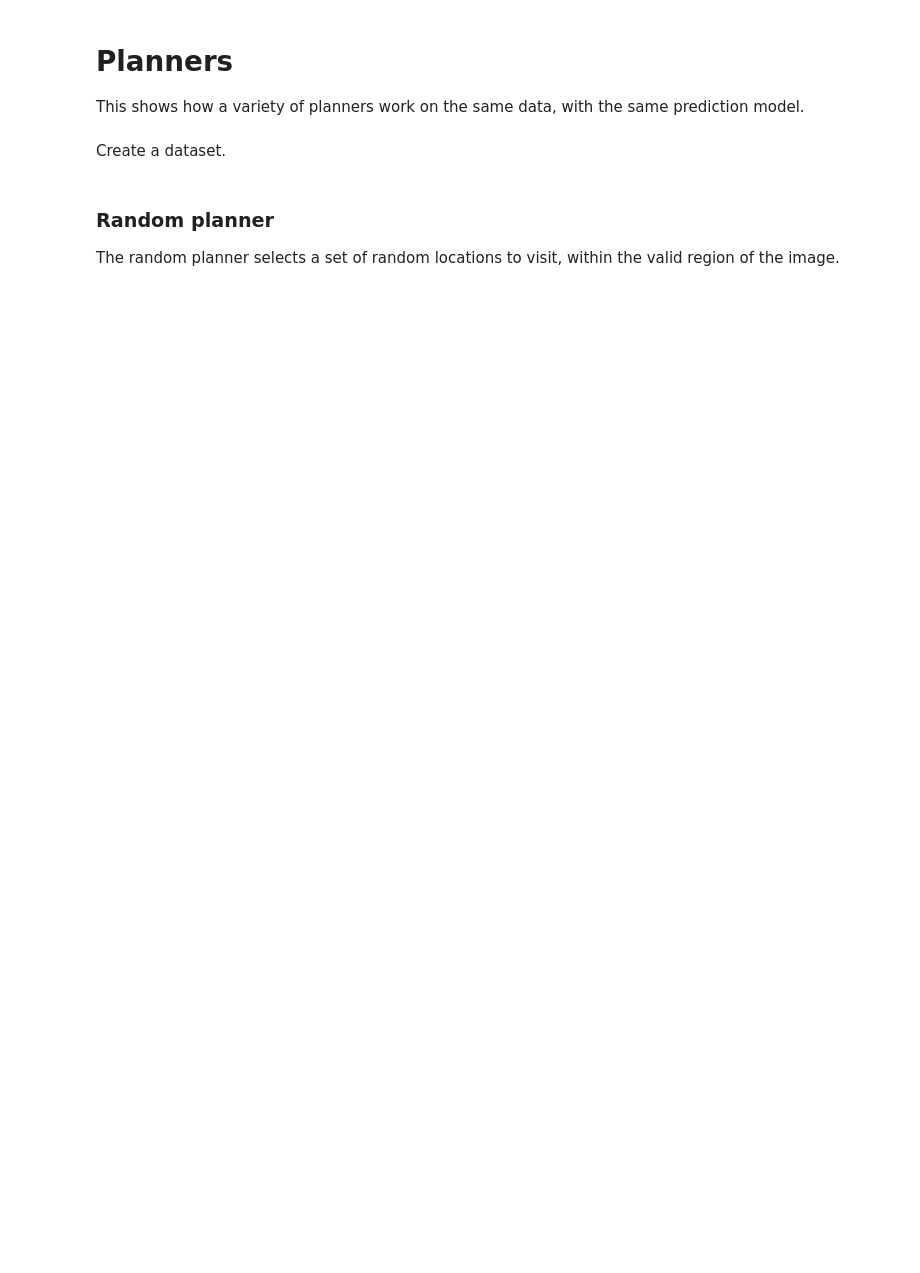
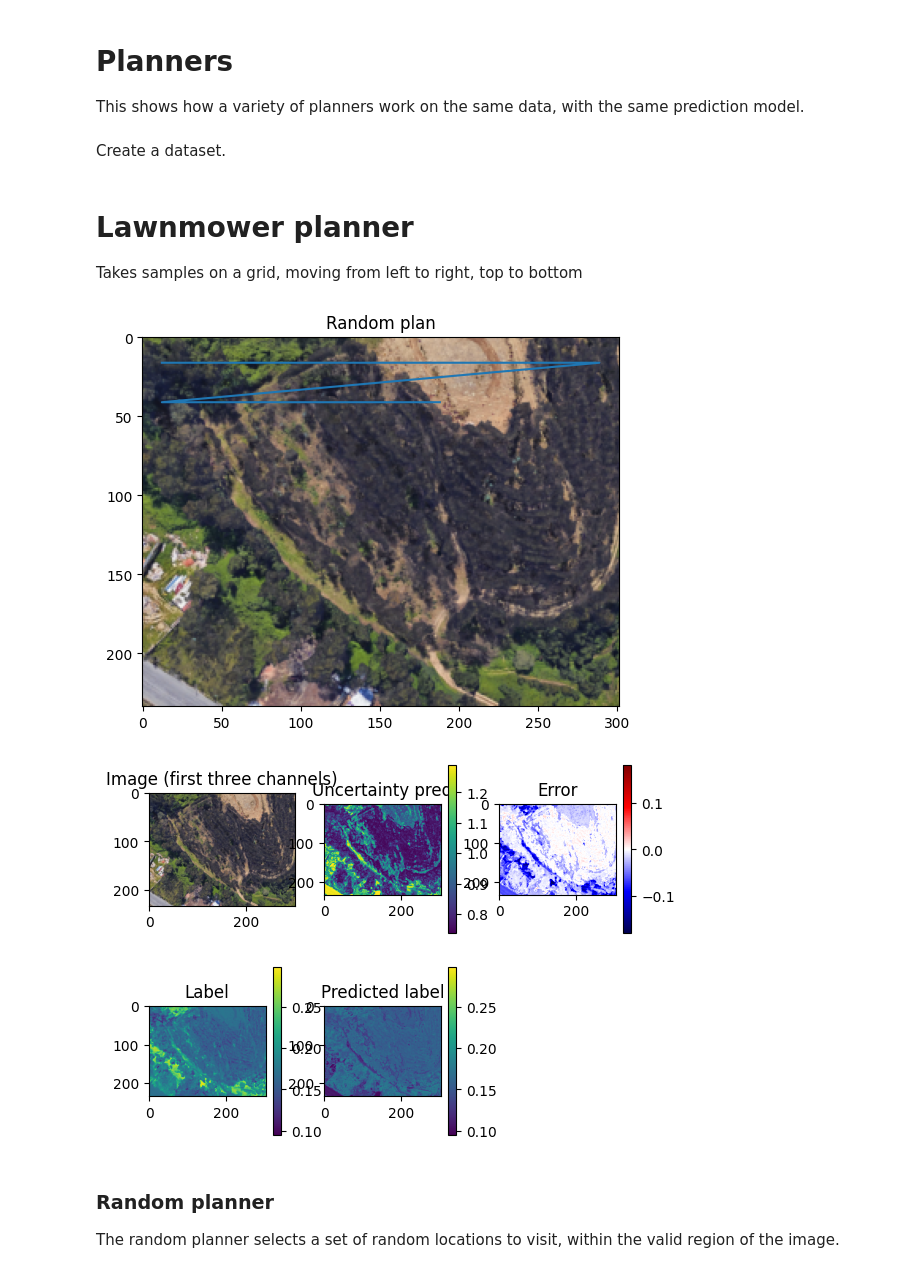
Before and after one commit to russelldj/informative-path-planning-toolkit, a Jupyter notebook: examples/different_planners.ipynb, the cells around one changed output. Cells and saved outputs as stored; diff of their text form; code cells hidden in the pictures; blank space fills up the shorter version.

Commit message:
Add lawnmower planner and visualization

```diff
--- a/examples/different_planners.ipynb
+++ b/examples/different_planners.ipynb
@@ -16,6 +16,25 @@ from ipp_toolkit.config import UNCERTAINTY_KEY
 Create a dataset.
 # %%
 data = SafeForestGMapGreennessRegressionData()
+# %% [markdown]
+# Lawnmower planner
+Takes samples on a grid, moving from left to right, top to bottom
+# %%
+planner = LawnmowerMaskedPlanner(data, n_total_samples=100)
+gp = GaussianProcessRegression()
+predictor = UncertainMaskedLabeledImagePredictor(
+    data, gp, classification_task=data.is_classification_dataset()
+)
+
+plan = planner.plan(20, vis=True)
+values = data.sample_batch(plan)
+predictor.update_model(plan, values)
+prediction = predictor.predict_values_and_uncertainty()
+
+visualize_prediction(data, prediction=prediction, predictor=predictor)
+# %% [output]
+[figure, added]
+[figure, added]
 # %% [markdown]
 ### Random planner
 The random planner selects a set of random locations to visit, within the valid region of the image.
```
Also changed, not shown: parts of 3 cells of this notebook, 1 other file.
